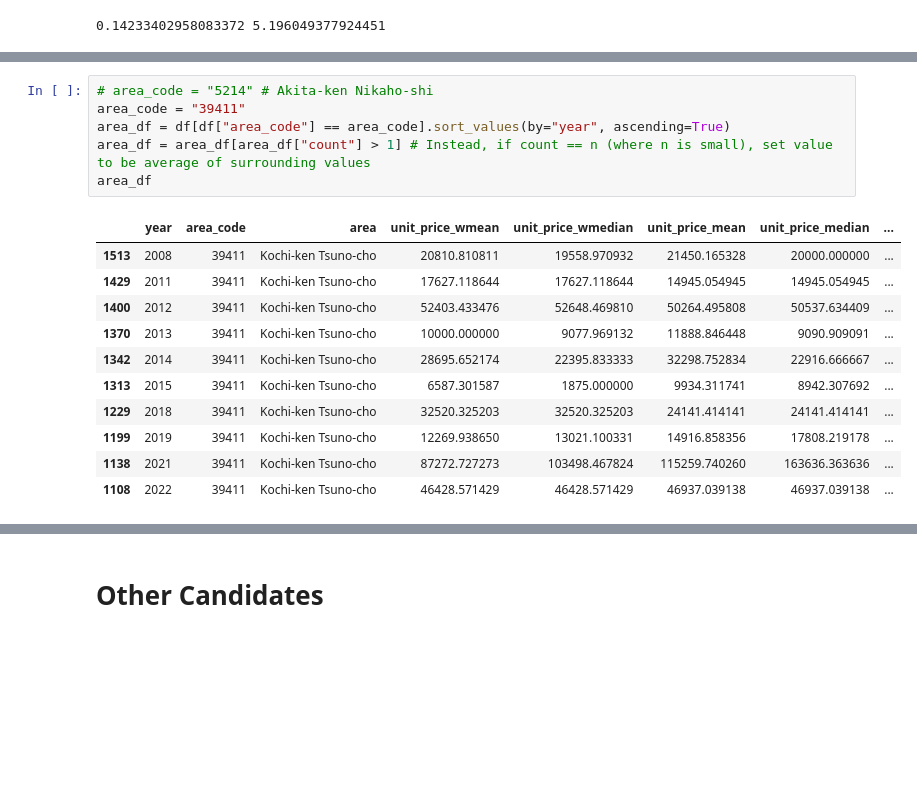
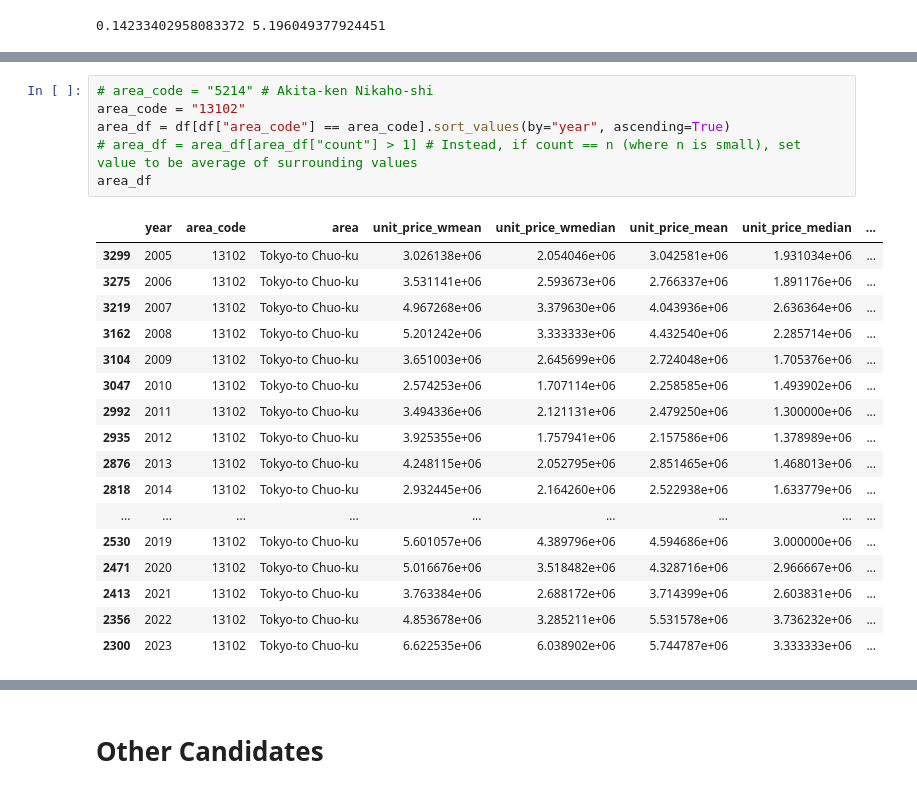
Before and after one commit to diabhaque/Yogen, a Jupyter notebook: notebooks/core_preprocessing/smooth_temporal.ipynb, the cells around one changed output, grey strips where cells are left out. Saved outputs shown, nothing was run; the diff lists cells and outputs as text; blank space fills up the shorter version.

```diff
--- a/notebooks/core_preprocessing/smooth_temporal.ipynb
+++ b/notebooks/core_preprocessing/smooth_temporal.ipynb
@@ -110,21 +118,27 @@ array(['1233', '20485', '40207', '10522', '14361', '13116', '16202',
 # %%
 # area_code = "5214" # Akita-ken Nikaho-shi
-area_code = "39411"
+area_code = "13102"
 area_df = df[df["area_code"] == area_code].sort_values(by="year", ascending=True)
-area_df = area_df[area_df["count"] > 1] # Instead, if count == n (where n is small), set value to be average of surrounding values
+# area_df = area_df[area_df["count"] > 1] # Instead, if count == n (where n is small), set value to be average of surrounding values
 area_df
 # %% [output]
 |  | year | area_code | area | unit_price_wmean | unit_price_wmedian | unit_price_mean | unit_price_median | ... |
-| 1513 | 2008 | 39411 | Kochi-ken Tsuno-cho | 20810.810811 | 19558.970932 | 21450.165328 | 20000.000000 | ... |
-| 1429 | 2011 | 39411 | Kochi-ken Tsuno-cho | 17627.118644 | 17627.118644 | 14945.054945 | 14945.054945 | ... |
-| 1400 | 2012 | 39411 | Kochi-ken Tsuno-cho | 52403.433476 | 52648.469810 | 50264.495808 | 50537.634409 | ... |
-| 1370 | 2013 | 39411 | Kochi-ken Tsuno-cho | 10000.000000 | 9077.969132 | 11888.846448 | 9090.909091 | ... |
-| 1342 | 2014 | 39411 | Kochi-ken Tsuno-cho | 28695.652174 | 22395.833333 | 32298.752834 | 22916.666667 | ... |
-| 1313 | 2015 | 39411 | Kochi-ken Tsuno-cho | 6587.301587 | 1875.000000 | 9934.311741 | 8942.307692 | ... |
-| 1229 | 2018 | 39411 | Kochi-ken Tsuno-cho | 32520.325203 | 32520.325203 | 24141.414141 | 24141.414141 | ... |
-| 1199 | 2019 | 39411 | Kochi-ken Tsuno-cho | 12269.938650 | 13021.100331 | 14916.858356 | 17808.219178 | ... |
-| 1138 | 2021 | 39411 | Kochi-ken Tsuno-cho | 87272.727273 | 103498.467824 | 115259.740260 | 163636.363636 | ... |
-| 1108 | 2022 | 39411 | Kochi-ken Tsuno-cho | 46428.571429 | 46428.571429 | 46937.039138 | 46937.039138 | ... |
+| 3299 | 2005 | 13102 | Tokyo-to Chuo-ku | 3.026138e+06 | 2.054046e+06 | 3.042581e+06 | 1.931034e+06 | ... |
+| 3275 | 2006 | 13102 | Tokyo-to Chuo-ku | 3.531141e+06 | 2.593673e+06 | 2.766337e+06 | 1.891176e+06 | ... |
+| 3219 | 2007 | 13102 | Tokyo-to Chuo-ku | 4.967268e+06 | 3.379630e+06 | 4.043936e+06 | 2.636364e+06 | ... |
+| 3162 | 2008 | 13102 | Tokyo-to Chuo-ku | 5.201242e+06 | 3.333333e+06 | 4.432540e+06 | 2.285714e+06 | ... |
+| 3104 | 2009 | 13102 | Tokyo-to Chuo-ku | 3.651003e+06 | 2.645699e+06 | 2.724048e+06 | 1.705376e+06 | ... |
+| 3047 | 2010 | 13102 | Tokyo-to Chuo-ku | 2.574253e+06 | 1.707114e+06 | 2.258585e+06 | 1.493902e+06 | ... |
+| 2992 | 2011 | 13102 | Tokyo-to Chuo-ku | 3.494336e+06 | 2.121131e+06 | 2.479250e+06 | 1.300000e+06 | ... |
+| 2935 | 2012 | 13102 | Tokyo-to Chuo-ku | 3.925355e+06 | 1.757941e+06 | 2.157586e+06 | 1.378989e+06 | ... |
+| 2876 | 2013 | 13102 | Tokyo-to Chuo-ku | 4.248115e+06 | 2.052795e+06 | 2.851465e+06 | 1.468013e+06 | ... |
+| 2818 | 2014 | 13102 | Tokyo-to Chuo-ku | 2.932445e+06 | 2.164260e+06 | 2.522938e+06 | 1.633779e+06 | ... |
+| ... | ... | ... | ... | ... | ... | ... | ... | ... |
+| 2530 | 2019 | 13102 | Tokyo-to Chuo-ku | 5.601057e+06 | 4.389796e+06 | 4.594686e+06 | 3.000000e+06 | ... |
+| 2471 | 2020 | 13102 | Tokyo-to Chuo-ku | 5.016676e+06 | 3.518482e+06 | 4.328716e+06 | 2.966667e+06 | ... |
+| 2413 | 2021 | 13102 | Tokyo-to Chuo-ku | 3.763384e+06 | 2.688172e+06 | 3.714399e+06 | 2.603831e+06 | ... |
+| 2356 | 2022 | 13102 | Tokyo-to Chuo-ku | 4.853678e+06 | 3.285211e+06 | 5.531578e+06 | 3.736232e+06 | ... |
+| 2300 | 2023 | 13102 | Tokyo-to Chuo-ku | 6.622535e+06 | 6.038902e+06 | 5.744787e+06 | 3.333333e+06 | ... |
 # %%
 metric = metrics["weighted_median"]
 temporal_smoothed_metric_rloess = f"{metric}_smoothed_temporal_rloess"
```
Also changed, not shown: parts of 3 cells of this notebook, 6 other files.
